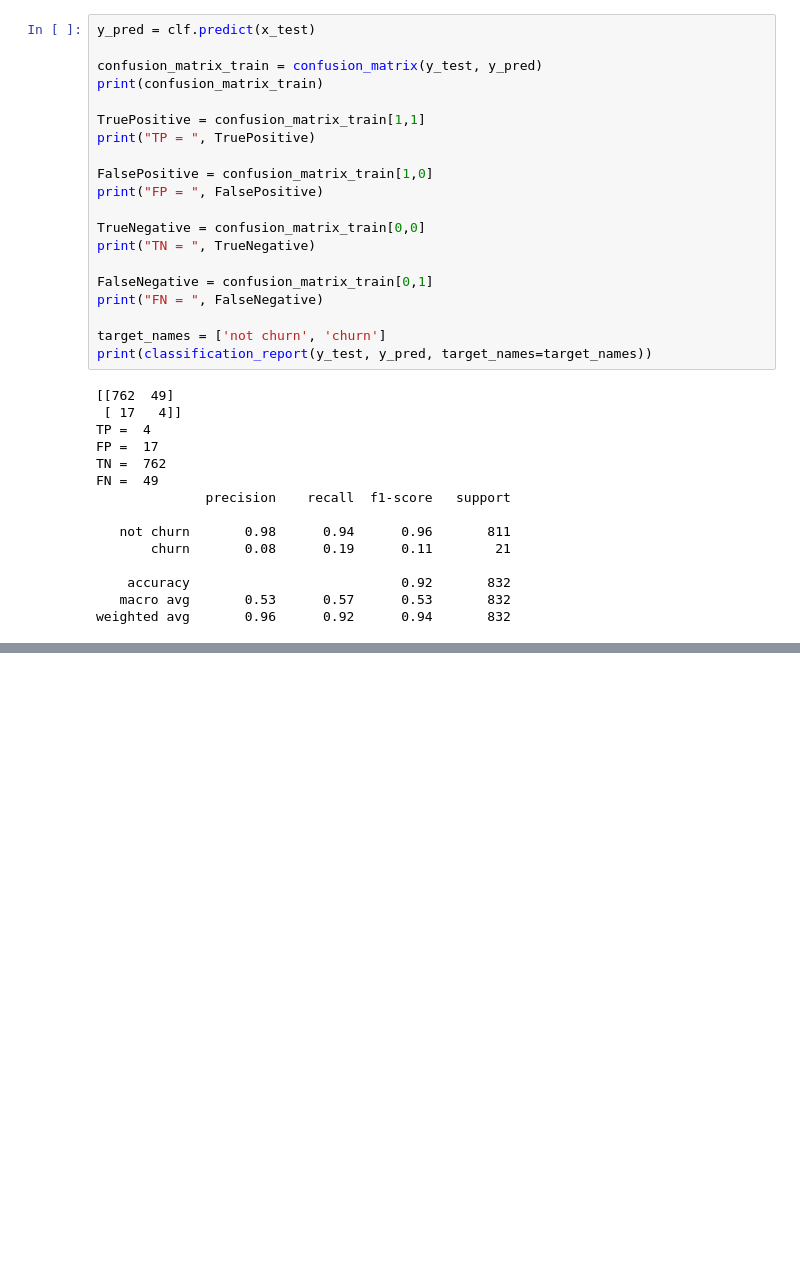
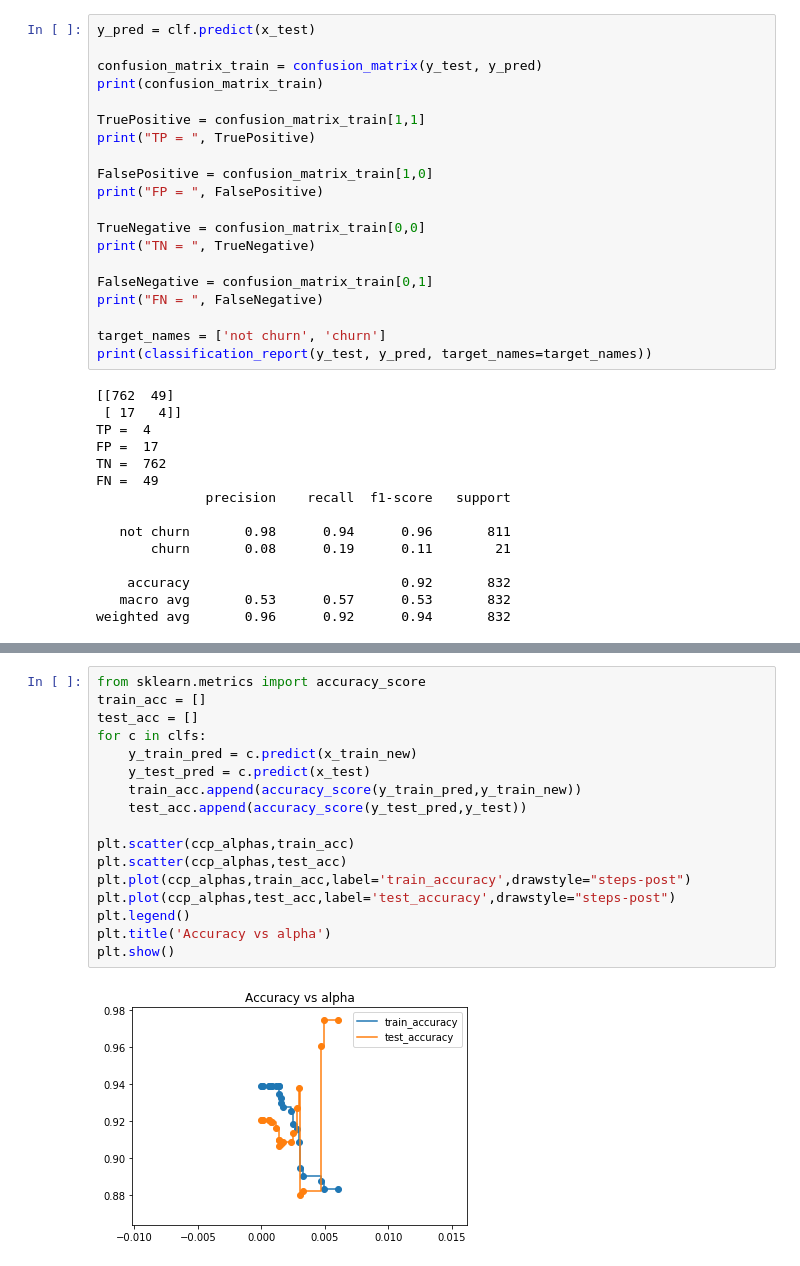
Before and after one commit to pongsrue/Automated_Tools-, a Jupyter notebook: Module3_3_Churn.ipynb, the cells around one changed output, grey strips where cells are left out. Drawn from its saved outputs; the diff is of its cells as text; blank space fills up the shorter version.

```diff
--- a/Module3_3_Churn.ipynb
+++ b/Module3_3_Churn.ipynb
@@ -184,0 +298,19 @@ weighted avg       0.96      0.92      0.94       832
+# %%
+from sklearn.metrics import accuracy_score
+train_acc = []
+test_acc = []
+for c in clfs:
+    y_train_pred = c.predict(x_train_new)
+    y_test_pred = c.predict(x_test)
+    train_acc.append(accuracy_score(y_train_pred,y_train_new))
+    test_acc.append(accuracy_score(y_test_pred,y_test))
+
+plt.scatter(ccp_alphas,train_acc)
+plt.scatter(ccp_alphas,test_acc)
+plt.plot(ccp_alphas,train_acc,label='train_accuracy',drawstyle="steps-post")
+plt.plot(ccp_alphas,test_acc,label='test_accuracy',drawstyle="steps-post")
+plt.legend()
+plt.title('Accuracy vs alpha')
+plt.show()
+# %% [output]
+[figure, added]
```
Also changed, not shown: parts of 20 cells of this notebook, 5 other files.
